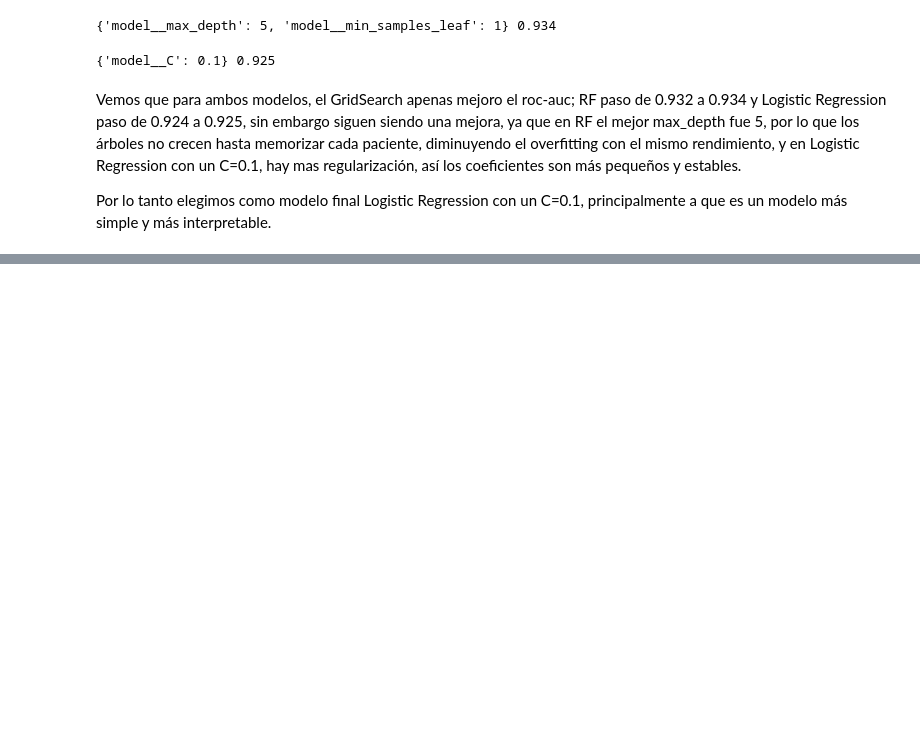
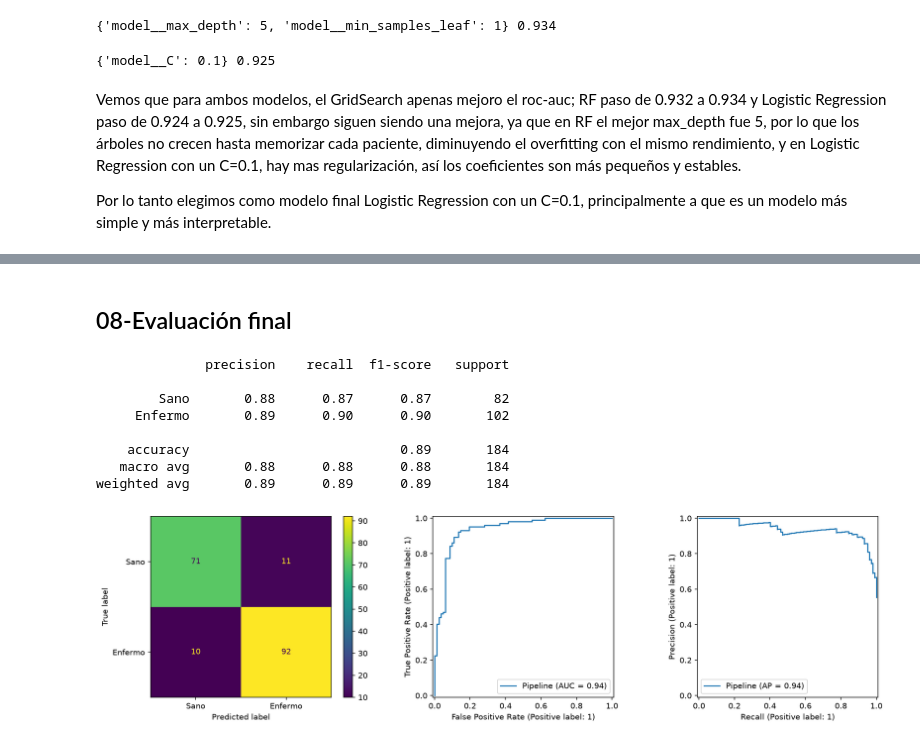
Before and after one commit to wawa1806/ML-heart-failure, a Jupyter notebook: notebooks/heart-failure.ipynb, the cells around one changed output, grey strips where cells are left out. Cells and saved outputs as stored; diff of their text form; code cells hidden in the pictures; blank space fills up the shorter version.

Commit message:
Se prueba el modelo final y se ajusta el umbral para aumentar el recall

```diff
--- a/notebooks/heart-failure.ipynb
+++ b/notebooks/heart-failure.ipynb
@@ -619,0 +642,27 @@ Por lo tanto elegimos como modelo final Logistic Regression con un C=0.1, princi
+# %% [markdown]
+## 08-Evaluación final
+# %%
+from sklearn.metrics import classification_report, ConfusionMatrixDisplay, RocCurveDisplay, PrecisionRecallDisplay
+
+modelo_final = grid_logreg.best_estimator_
+
+y_pred = modelo_final.predict(X_test)
+
+print(classification_report(y_test, y_pred, target_names=["Sano", "Enfermo"]))
+
+fig, axes = plt.subplots(1, 3, figsize=(15, 4))
+ConfusionMatrixDisplay.from_estimator(modelo_final, X_test, y_test, display_labels=["Sano", "Enfermo"], ax=axes[0])
+RocCurveDisplay.from_estimator(modelo_final, X_test, y_test, ax=axes[1])
+PrecisionRecallDisplay.from_estimator(modelo_final, X_test, y_test, ax=axes[2])
+plt.tight_layout()
+plt.show()
+# %% [output]
+              precision    recall  f1-score   support
+
+        Sano       0.88      0.87      0.87        82
+     Enfermo       0.89      0.90      0.90       102
+
+    accuracy                           0.89       184
+   macro avg       0.88      0.88      0.88       184
+weighted avg       0.89      0.89      0.89       184
+[figure, added]
```
Also changed, not shown: parts of 8 cells of this notebook.
